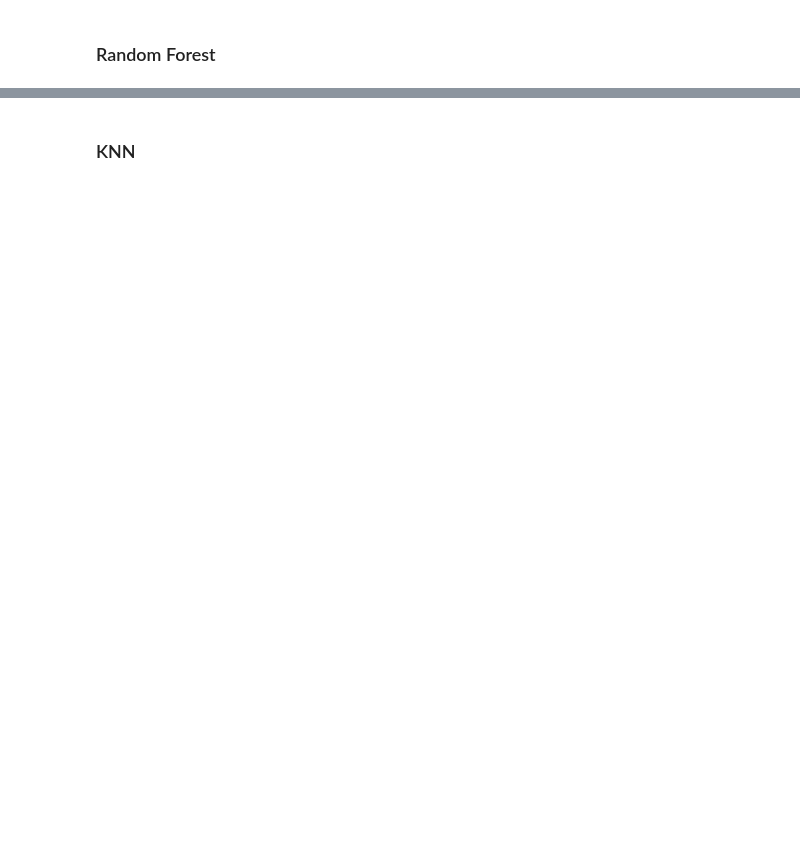
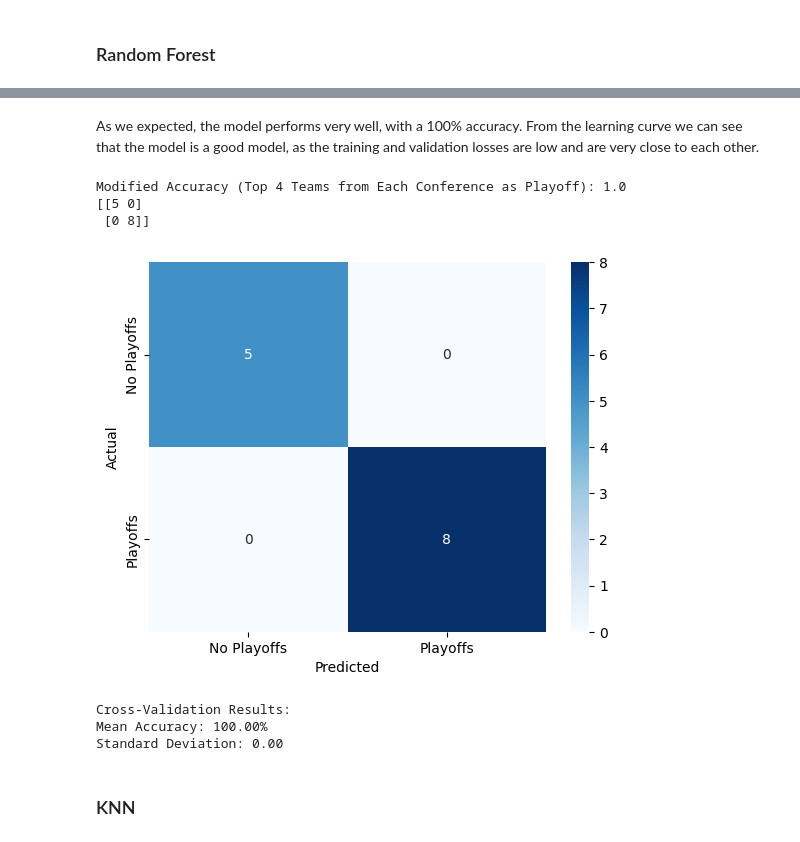
Before and after one commit to jogp10/WnbaPlayoffsPredicting, a Jupyter notebook: notebooks/modelling.ipynb, the cells around one changed output, grey strips where cells are left out. Cells and saved outputs as stored; diff of their text form; code cells hidden in the pictures; blank space fills up the shorter version.

Commit message:
Almost finished (missing tweaks on modelling?)

```diff
--- a/notebooks/modelling.ipynb
+++ b/notebooks/modelling.ipynb
@@ -249,8 +392,17 @@ y_pred = print_results(clf, X_train, X_test, y_train, y_test)
+# %% [markdown]
+As we expected, the model performs very well, with a 100% accuracy. From the learning curve we can see that the model is a good model, as the training and validation losses are low and are very close to each other.
 # %%
-force_qualify_8_teams(y_pred, y_test, confIDs)
-
+force_qualify_8_teams(clf, X_test, y_test)
 scores = cross_validation(clf, X, y)
 cross_val_scores.append(scores)
+# %% [output]
+Modified Accuracy (Top 4 Teams from Each Conference as Playoff): 1.0
+[[5 0]
+ [0 8]]
+[figure, added]
+Cross-Validation Results:
+Mean Accuracy: 100.00%
+Standard Deviation: 0.00
 # %% [markdown]
 ### KNN
 # %%
```
Also changed, not shown: parts of 62 cells of this notebook, 32 other files.
